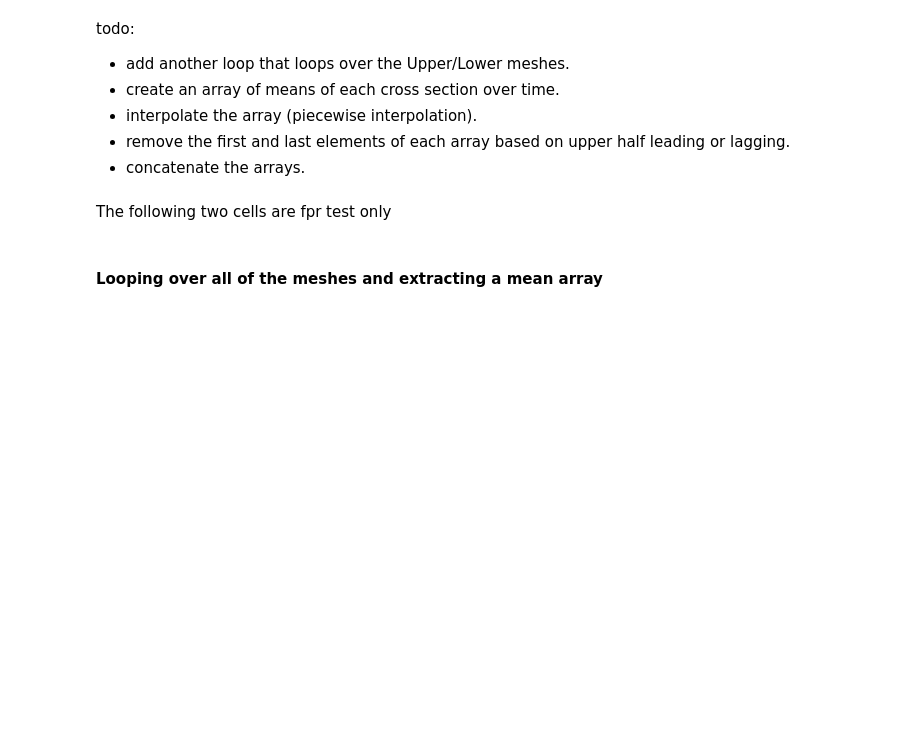
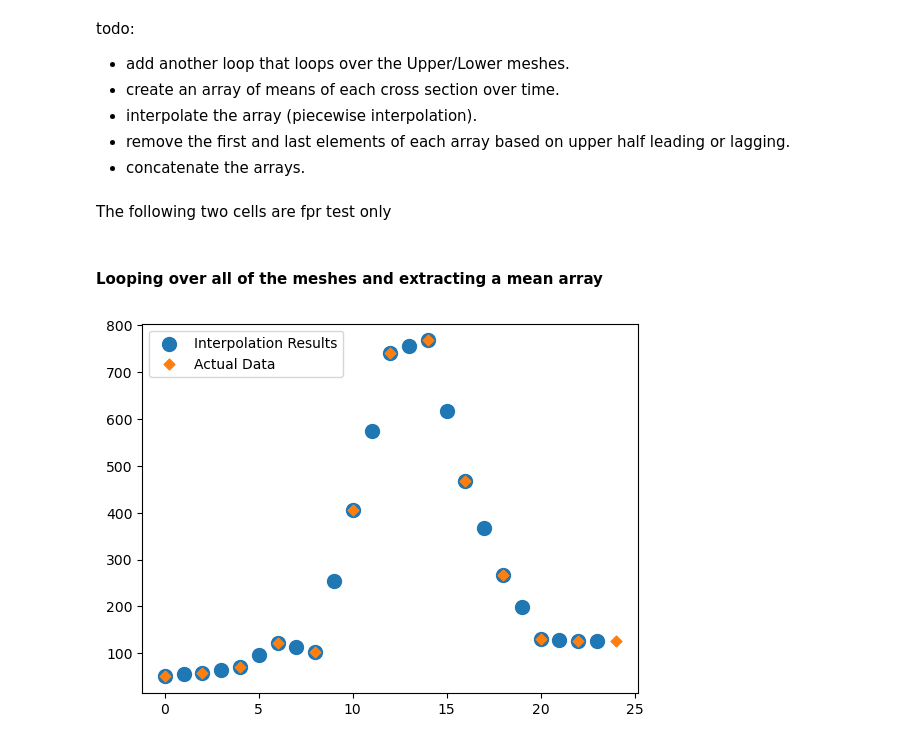
Before and after one commit to aseresti/ContrastDispersion, a Jupyter notebook: scripts/TestAutoPipeline.ipynb, the cells around one changed output. Drawn from its saved outputs; the diff is of its cells as text; code cells hidden in the pictures; blank space fills up the shorter version.

Commit message:
test interpolation

```diff
--- a/scripts/TestAutoPipeline.ipynb
+++ b/scripts/TestAutoPipeline.ipynb
@@ -449,9 +449,19 @@ for idx in indeces_u:
     tac[-1] = cross_section_mean_array[-1]
 
     if leading:
-        UpperMeanArrays[key] = tac[1:]
+        UpperMeanArrays[idx] = tac[1:]
     else:
-        UpperMeanArrays[key] = tac[:-1]
+        UpperMeanArrays[idx] = tac[:-1]
+# %%
+count = [i for i in range(len(tac) - 1)]
+plt.figure()
+plt.scatter(count, UpperMeanArrays[list(UpperMeanArrays.keys())[-1]],marker = 'o', s = 100, label = "Interpolation Results")
+count = [i for i in range(len(tac)) if i%2 == 0]
+plt.scatter(count, cross_section_mean_array, marker = 'D', s = 30, label = "Actual Data")
+plt.legend(loc= "upper left")
+plt.show()
+# %% [output]
+[figure, added]
 # %%
 centerline_lower_points = GetPoints(centerline_lower)
 indeces_l = SequentialCut(centerline_lower_points, 2)
```
Also changed, not shown: parts of 1 cell of this notebook.
